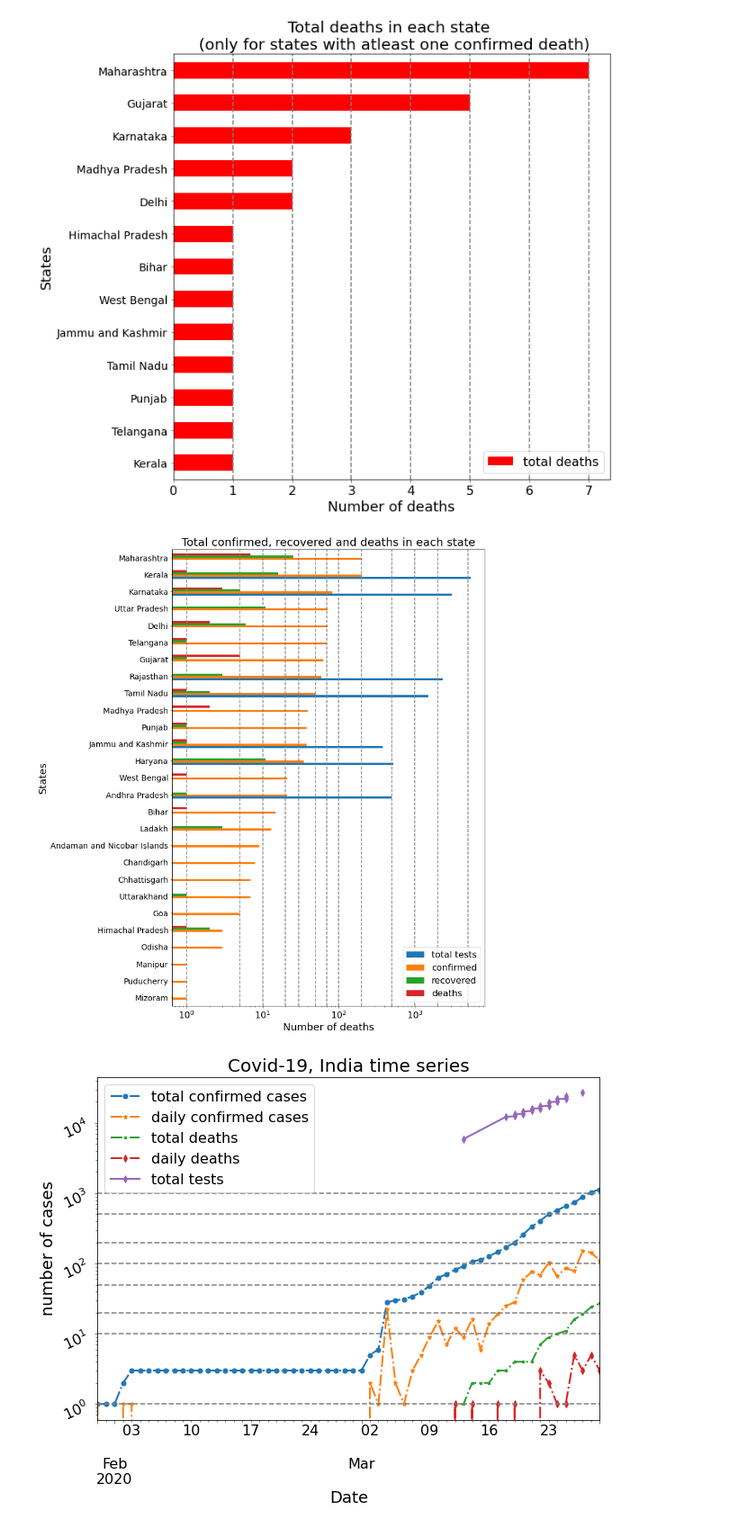
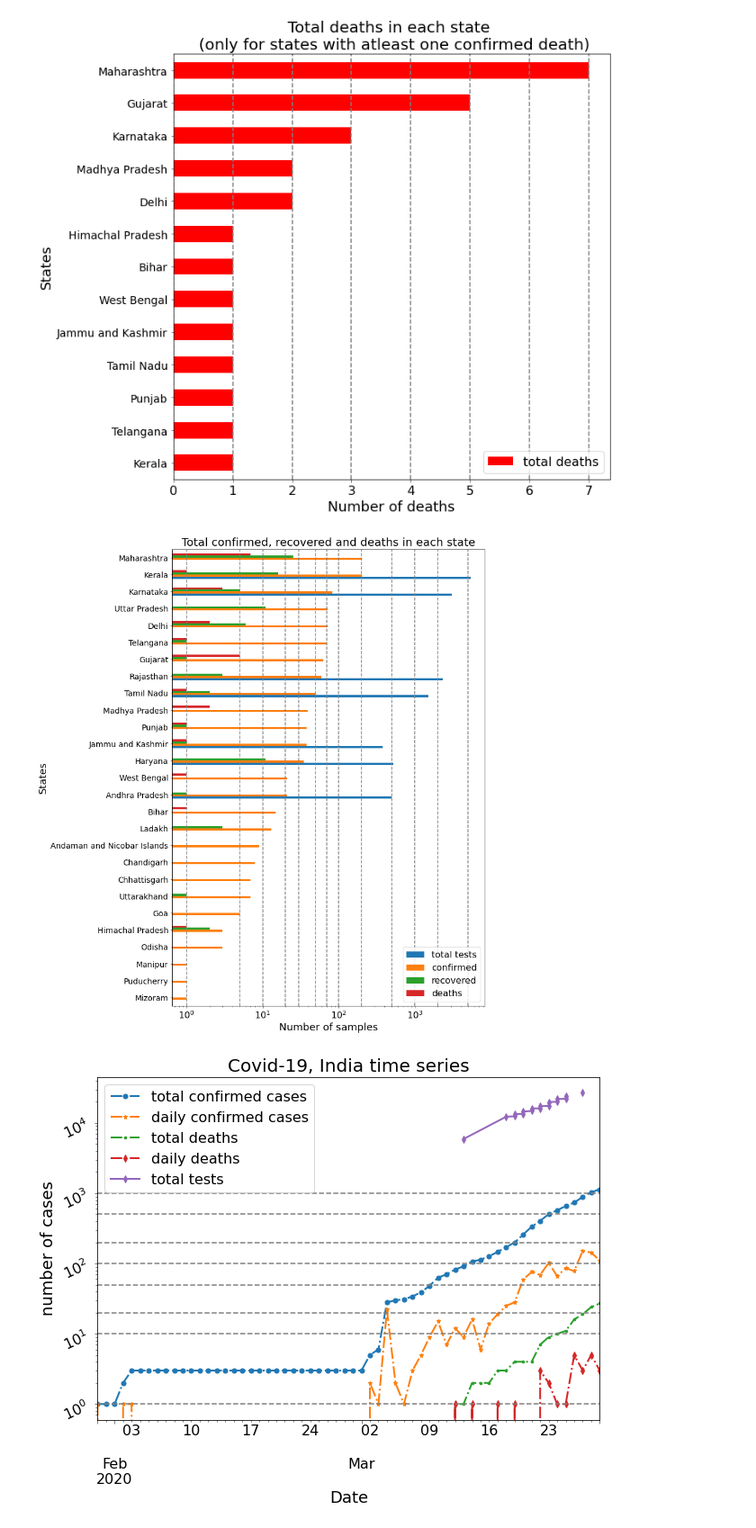
Before and after one commit to ahmadryan/covid19, a Jupyter notebook: coronavirus_quick_model2.ipynb, the cells around one changed output. Shown at 90% size. Cells and saved outputs as stored; diff of their text form; code cells hidden in the pictures.

```diff
--- a/coronavirus_quick_model2.ipynb
+++ b/coronavirus_quick_model2.ipynb
@@ -247,35 +247,35 @@ pl.xscale('linear')
 # %%
 # Statewise number of cases
 
 fig, ax = pl.subplots(1, 1, figsize=(10,20))
 
 df_swtn[df_swtn.confirmed > 0].sort_values(by="confirmed").set_index("states")[[
      "total_tests", "confirmed", "recovered", "death"]].rename({'confirmed': 'confirmed',
                         "recovered":"recovered", "death":"deaths",
                         "total_tests": "total tests"}, axis=1
      ).plot( ax=ax, kind="barh", stacked=False, figsize=(10,15))
 
 #df_swt[df_swt.total_tests > 0].set_index("states")[[
 #     "total_tests"]].rename({'total_tests': 'total number of tests'}, axis=1
 #     ).plot( ax=ax, kind="barh", stacked=False, figsize=(10,15))
 
 ax.get_xaxis().set_tick_params( which='both', direction='out',
 labelbottom=True, bottom=True, width=.5, labelsize=16, labelrotation=0 )
 
 ax.get_yaxis().set_tick_params( which='both', direction='out',
 labelbottom=True, bottom=True, width=.5, labelsize=14, labelrotation=0 )
 
 x_vals = [1, 5, 10, 20, 30, 50, 70, 100, 200, 500, 1000, 2000, 5000]
 for i in x_vals :
     pl.axvline(i, color='gray', ls='--')
 
 pl.title("Total confirmed, recovered and deaths in each state", fontsize=20)
 ax.set_ylabel( 'States', fontsize=18)
-ax.set_xlabel('Number of deaths', fontsize=18)
+ax.set_xlabel('Number of samples', fontsize=18)
 pl.legend(loc=4, fontsize=16)
 pl.xscale('log')
 # %% [output]
-[figure, old version]
+[figure, new version]
 # %%
 # Number of cases time series for whole country
 
```
